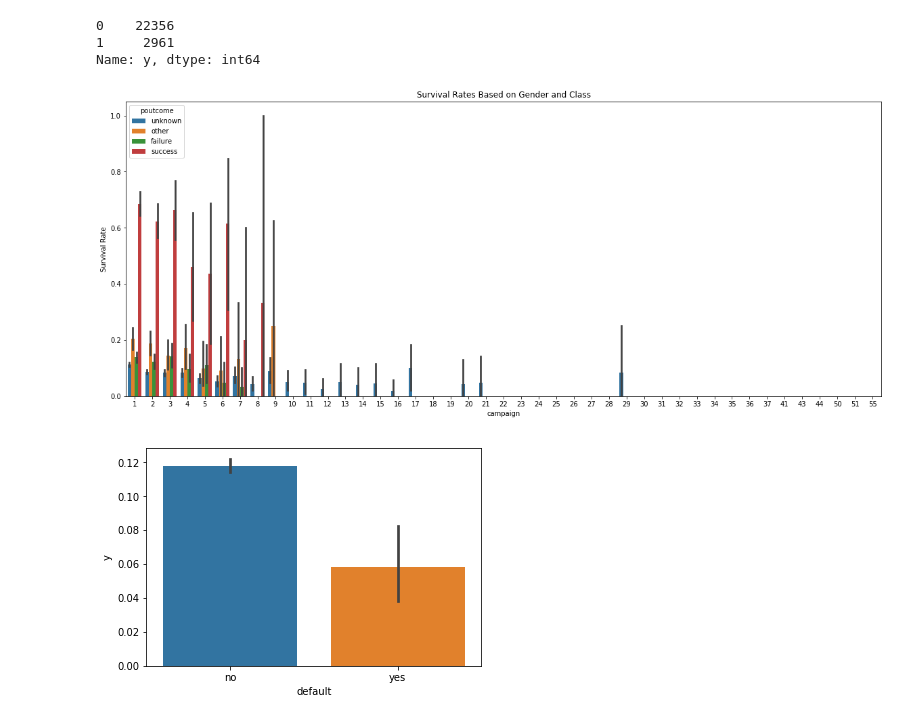
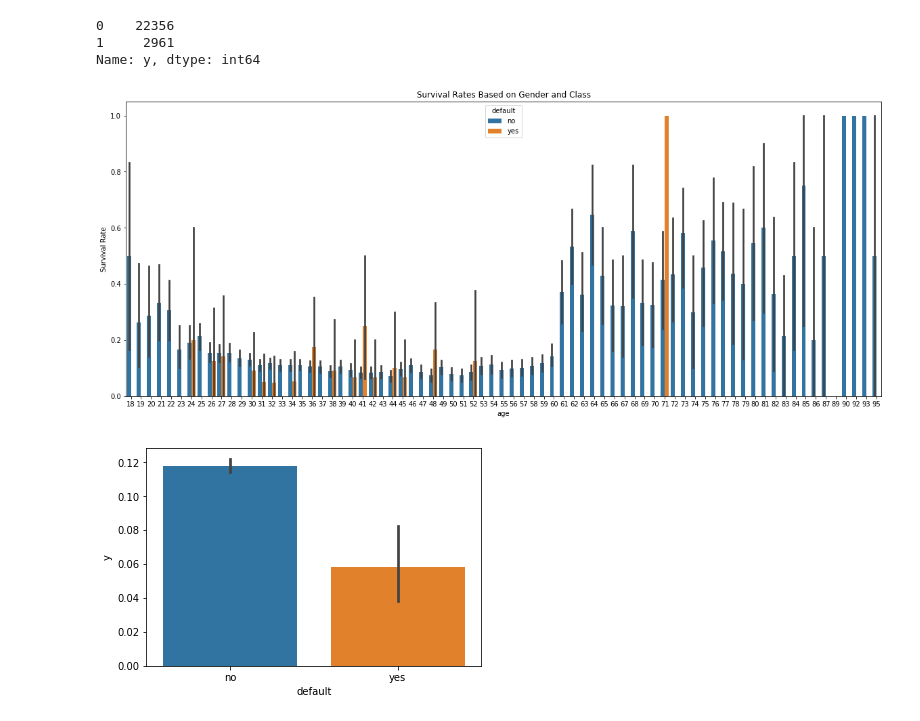
Before and after one commit to CrazyXiao/machine-learning, a Jupyter notebook: code/kesci_bank_precision/bank_predict.ipynb, the cells around one changed output. Saved outputs shown, nothing was run; the diff lists cells and outputs as text; code cells hidden in the pictures.

```diff
--- a/code/kesci_bank_precision/bank_predict.ipynb
+++ b/code/kesci_bank_precision/bank_predict.ipynb
@@ -70,14 +70,15 @@ bank_data["y"].value_counts()
 1     2961
 Name: y, dtype: int64
 # %%
+import seaborn as sns
 fig, ax = plt.subplots()
 fig.set_size_inches(20, 8)
-sns.barplot(x="campaign", y="y", hue="poutcome", data=bank_data,ax=ax)
+sns.barplot(x="age", y="y", hue="default", data=bank_data,ax=ax)
 plt.ylabel("Survival Rate")
 plt.title("Survival Rates Based on Gender and Class")
 plt.show()
 # %% [output]
-[figure, old version]
+[figure, new version]
 # %%
 sns.barplot(x="default", y="y", data=bank_data)
 plt.show()
```
Also changed, not shown: parts of 20 cells of this notebook, 9 other files.
